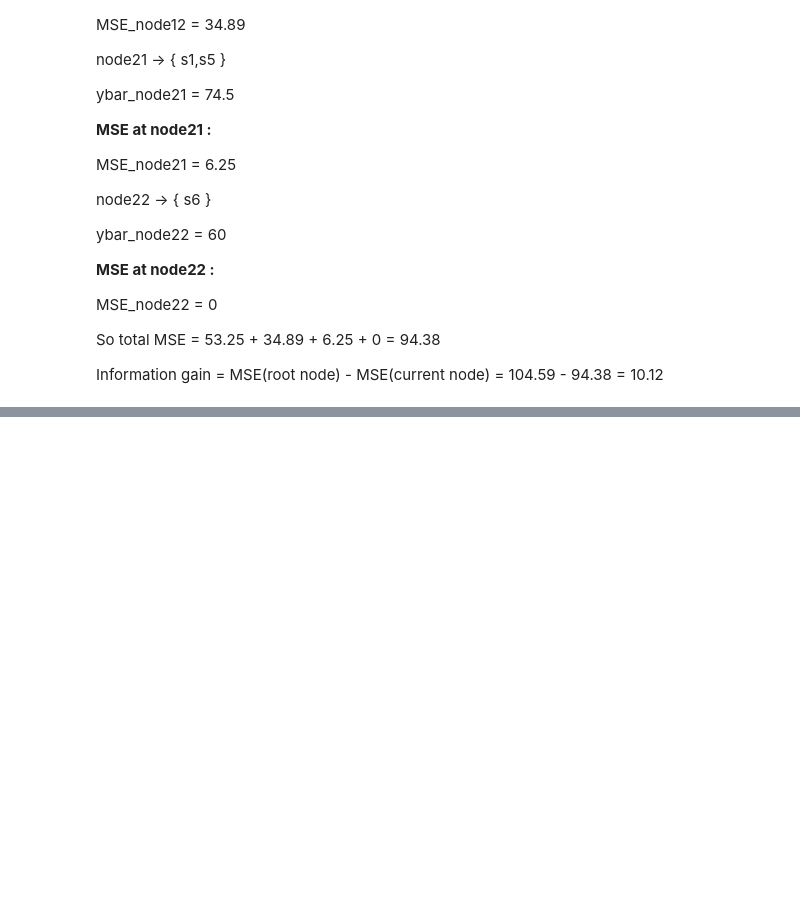
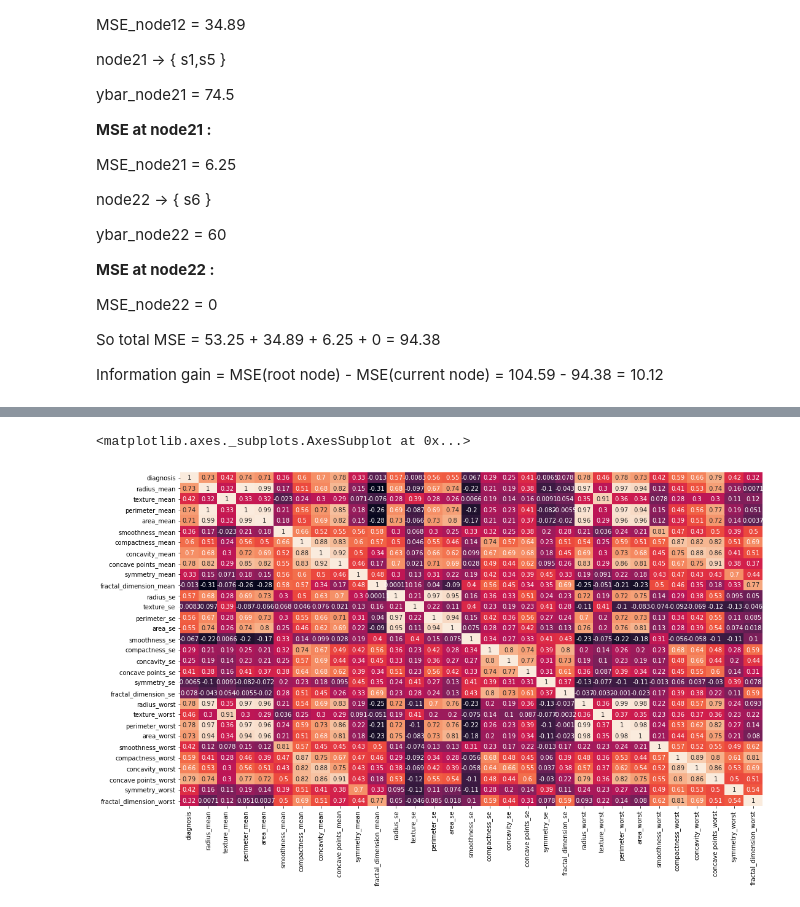
Before and after one commit to pratikasarkar/Supervised-Learning---Classification, a Jupyter notebook: Classification_Basics.ipynb, the cells around one changed output, grey strips where cells are left out. Cells and saved outputs as stored; diff of their text form; code cells hidden in the pictures; blank space fills up the shorter version.

```diff
--- a/Classification_Basics.ipynb
+++ b/Classification_Basics.ipynb
@@ -833,0 +836,4 @@ Information gain = MSE(root node) - MSE(current node) = 104.59 - 94.38 = 10.12
+# %%
+df_bc = pd.read_csv('/content/gdrive/My Drive/data.csv')
+# %%
+df_bc.drop('Unnamed: 32',axis=1,inplace=True)
@@ -833,0 +859,4 @@ Information gain = MSE(root node) - MSE(current node) = 104.59 - 94.38 = 10.12
+# %%
+df_bc.replace({'M':1,'B':0},inplace=True)
+# %%
+df_bc.drop('id',axis = 1,inplace=True)
@@ -833,0 +892,6 @@ Information gain = MSE(root node) - MSE(current node) = 104.59 - 94.38 = 10.12
+# %%
+plt.figure(figsize=(17,10))
+sns.heatmap(df_bc.corr(),annot = True,cbar=False)
+# %% [output]
+<matplotlib.axes._subplots.AxesSubplot at 0x...>
+[figure, added]
```
Also changed, not shown: parts of 12 cells of this notebook.
